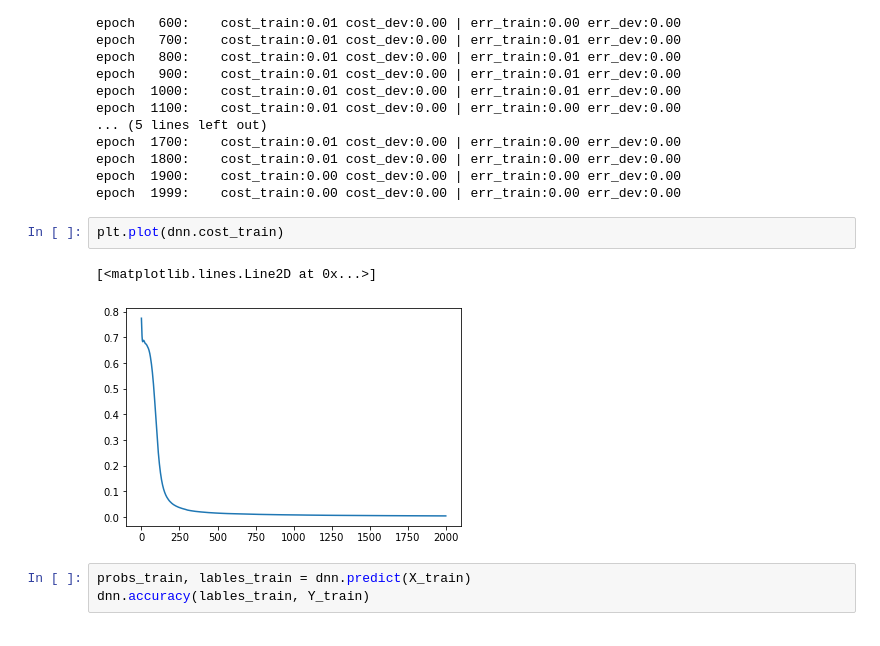
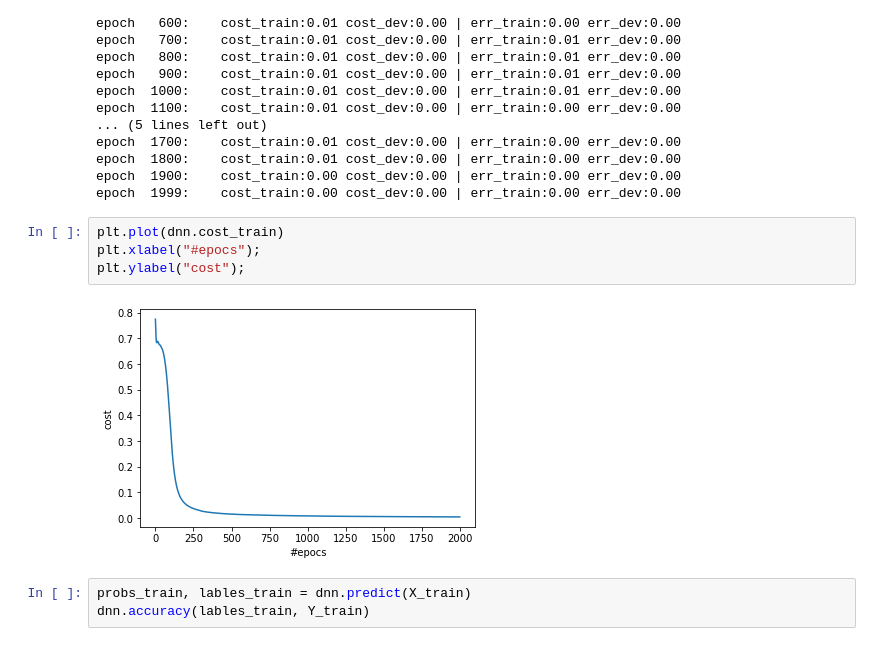
Before and after one commit to golipour/Toy-Neural-Network, a Jupyter notebook: ToyNN.ipynb, the cells around one changed output. Cells and saved outputs as stored; diff of their text form.

```diff
--- a/ToyNN.ipynb
+++ b/ToyNN.ipynb
@@ -90,9 +93,10 @@ epoch  1900:    cost_train:0.00 cost_dev:0.00 | err_train:0.00 err_dev:0.00
 epoch  1999:    cost_train:0.00 cost_dev:0.00 | err_train:0.00 err_dev:0.00
 # %%
 plt.plot(dnn.cost_train)
+plt.xlabel("#epocs");
+plt.ylabel("cost");
 # %% [output]
-[<matplotlib.lines.Line2D at 0x...>]
-[figure, old version]
+[figure, new version]
 # %%
 probs_train, lables_train = dnn.predict(X_train)
 dnn.accuracy(lables_train, Y_train)
```
Also changed, not shown: parts of 6 cells of this notebook.
